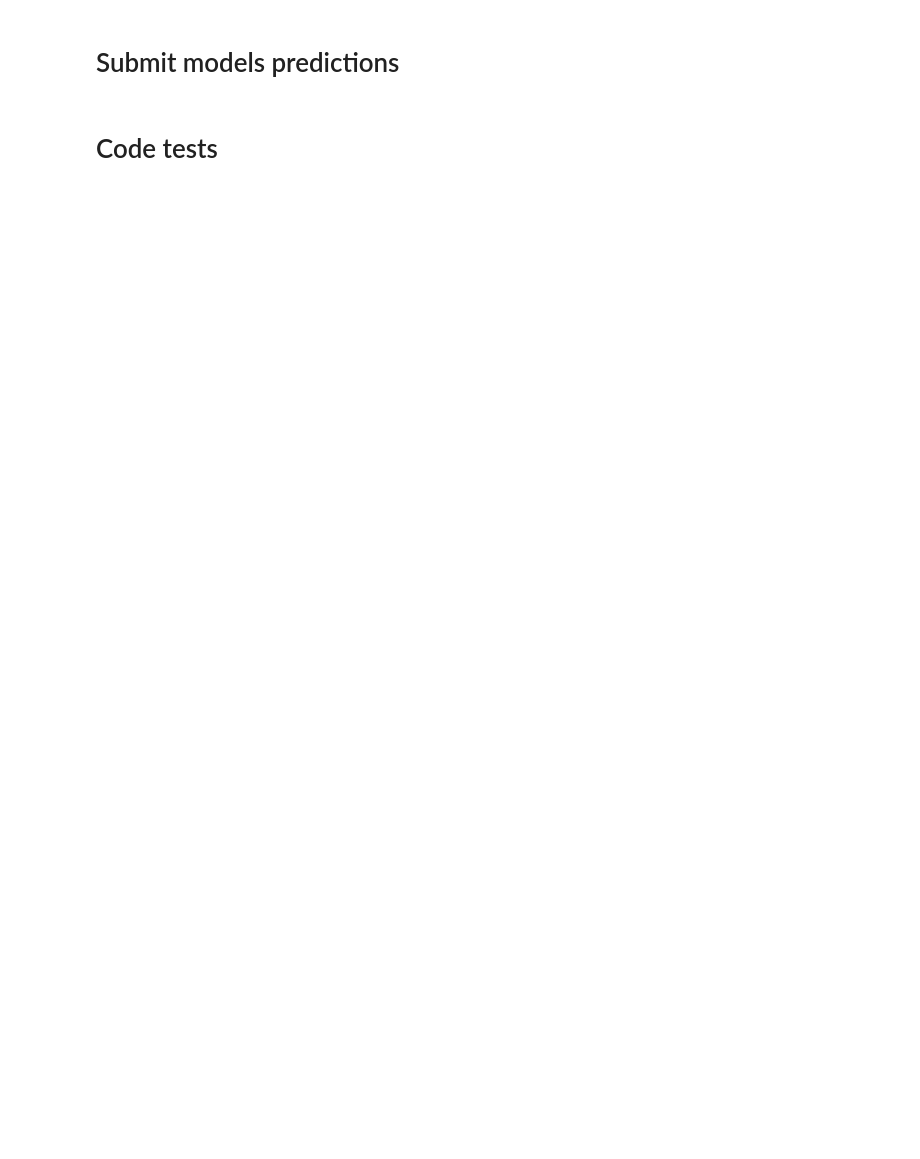
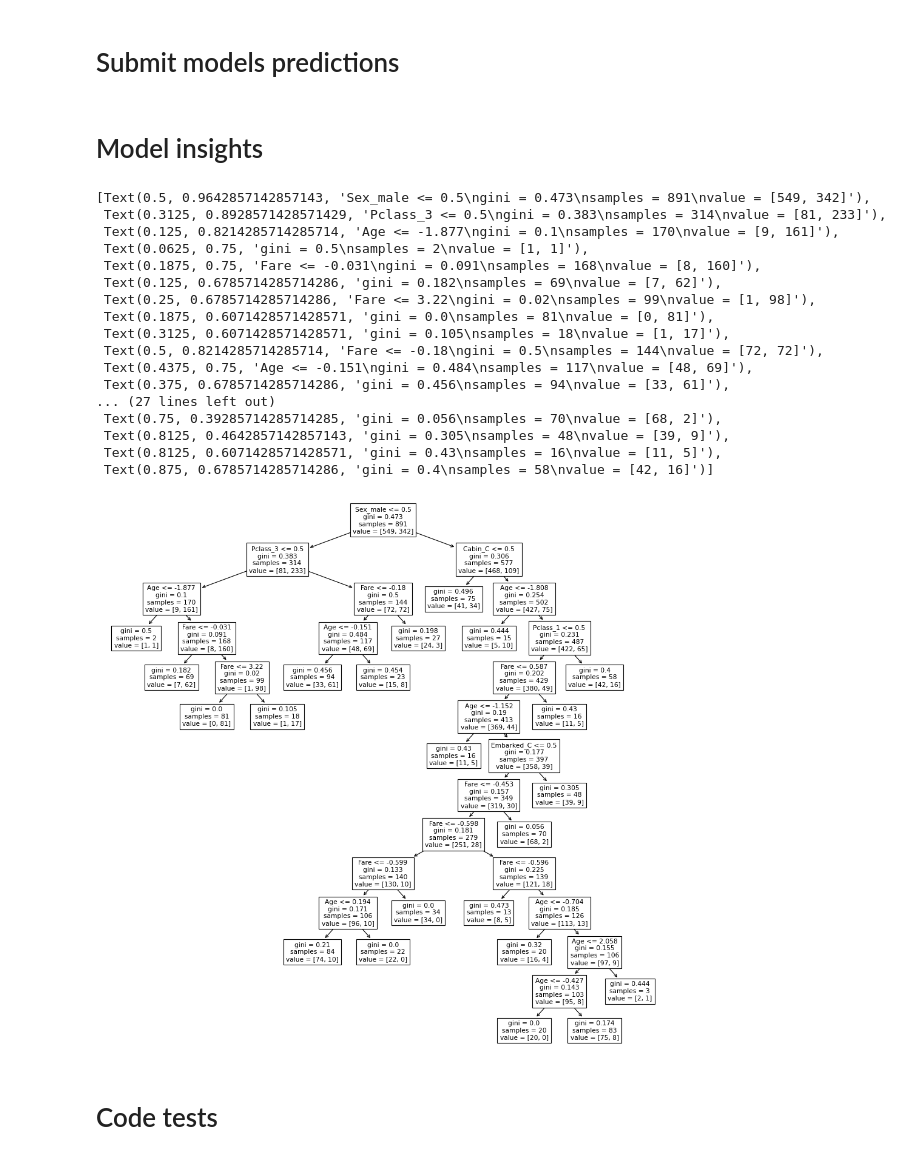
Before and after one commit to martinlebosspopo/titanic, a Jupyter notebook: main.ipynb, the cells around one changed output. Cells and saved outputs as stored; diff of their text form; code cells hidden in the pictures; blank space fills up the shorter version.

Commit message:
Decision Tree adaptation
- Modif pipeline for decision trees
- Plot Tree

```diff
--- a/main.ipynb
+++ b/main.ipynb
@@ -58,8 +136,10 @@ raw_train_df.sample(5, random_state=42)
 # %% [markdown]
 # Refit best model
 # %%
-run_id = 'XXX'
-url_local_model = f'file:///Users/i538262/Desktop/Developments/PERSO/KAGGLE%20Titanic/mlruns/0/{run_id}/artifacts/model/model.pkl'
+run_id = '693a74b12d4e4cfc88417f694fae7ed5'
+#url_local_model = f'file:///Users/i538262/Desktop/Developments/PERSO/KAGGLE%20Titanic/mlruns/0/{run_id}/artifacts/model/model.pkl'
+url_local_model = f'file:///Users/i538262/Desktop/Developments/PERSO/KAGGLE%20Titanic/mlruns/0/{run_id}/artifacts/best_estimator/model.pkl'
+
 with urllib.request.urlopen(url_local_model) as model_file:
     best_model = pickle.load(model_file)
 
@@ -70,5 +168,31 @@ best_model_allfit.fit(X_all, y_all)
 # %%
 branch_name = get_lastcommit_infos(git_repo)['Branch']
 submit(f'submissions/{branch_name}/{run_id}.csv', raw_sub_df.PassengerId, best_model_allfit.predict(raw_sub_df))
+# %% [markdown]
+# Model insights
+# %%
+best_model_allfit[:-1].transform(X_all).columns
+figure(figsize=(15, 15), dpi=80)
+
+plot_tree(best_model_allfit[-1], feature_names=best_model_allfit[:-1].transform(X_all).columns)
+# %% [output]
+[Text(0.5, 0.9642857142857143, 'Sex_male <= 0.5\ngini = 0.473\nsamples = 891\nvalue = [549, 342]'),
+ Text(0.3125, 0.8928571428571429, 'Pclass_3 <= 0.5\ngini = 0.383\nsamples = 314\nvalue = [81, 233]'),
+ Text(0.125, 0.8214285714285714, 'Age <= -1.877\ngini = 0.1\nsamples = 170\nvalue = [9, 161]'),
+ Text(0.0625, 0.75, 'gini = 0.5\nsamples = 2\nvalue = [1, 1]'),
+ Text(0.1875, 0.75, 'Fare <= -0.031\ngini = 0.091\nsamples = 168\nvalue = [8, 160]'),
+ Text(0.125, 0.6785714285714286, 'gini = 0.182\nsamples = 69\nvalue = [7, 62]'),
+ Text(0.25, 0.6785714285714286, 'Fare <= 3.22\ngini = 0.02\nsamples = 99\nvalue = [1, 98]'),
+ Text(0.1875, 0.6071428571428571, 'gini = 0.0\nsamples = 81\nvalue = [0, 81]'),
+ Text(0.3125, 0.6071428571428571, 'gini = 0.105\nsamples = 18\nvalue = [1, 17]'),
+ Text(0.5, 0.8214285714285714, 'Fare <= -0.18\ngini = 0.5\nsamples = 144\nvalue = [72, 72]'),
+ Text(0.4375, 0.75, 'Age <= -0.151\ngini = 0.484\nsamples = 117\nvalue = [48, 69]'),
+ Text(0.375, 0.6785714285714286, 'gini = 0.456\nsamples = 94\nvalue = [33, 61]'),
+... (27 lines left out)
+ Text(0.75, 0.39285714285714285, 'gini = 0.056\nsamples = 70\nvalue = [68, 2]'),
+ Text(0.8125, 0.4642857142857143, 'gini = 0.305\nsamples = 48\nvalue = [39, 9]'),
+ Text(0.8125, 0.6071428571428571, 'gini = 0.43\nsamples = 16\nvalue = [11, 5]'),
+ Text(0.875, 0.6785714285714286, 'gini = 0.4\nsamples = 58\nvalue = [42, 16]')]
+[figure, added]
 # %% [markdown]
 # Code tests
```
Also changed, not shown: parts of 7 cells of this notebook, 2 other files.
